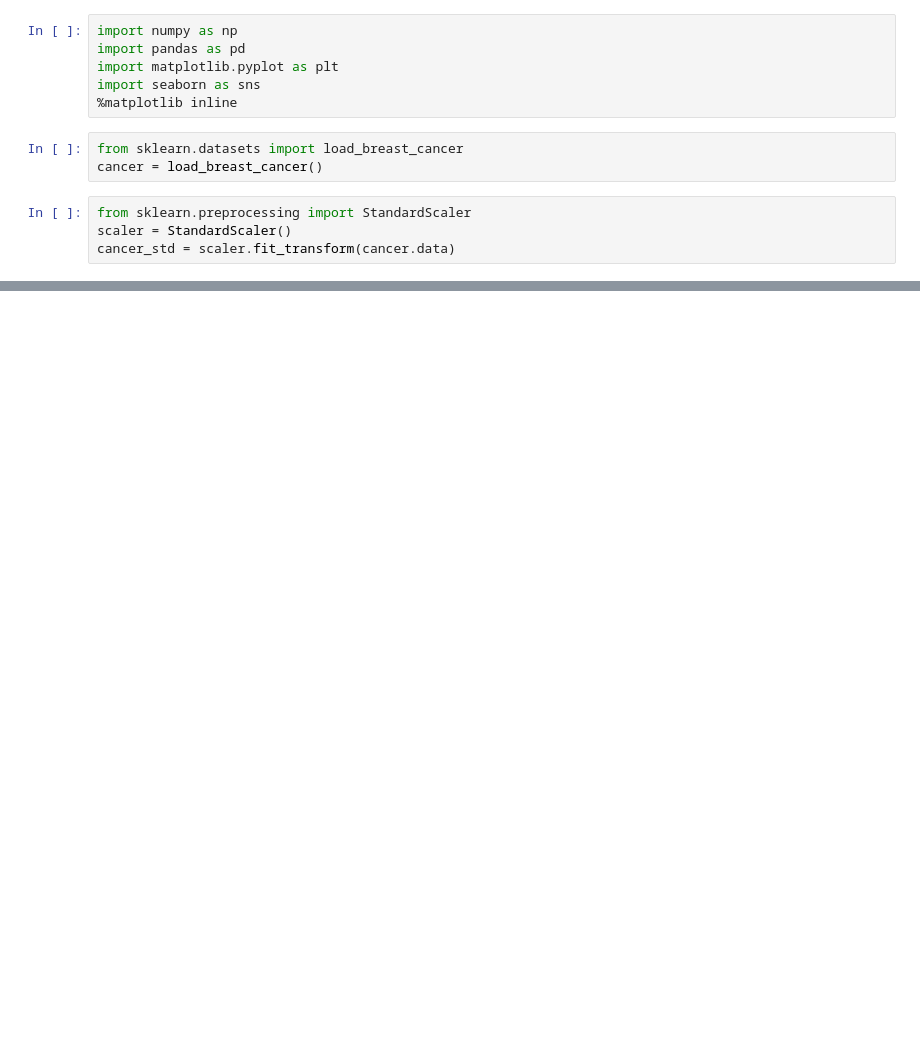
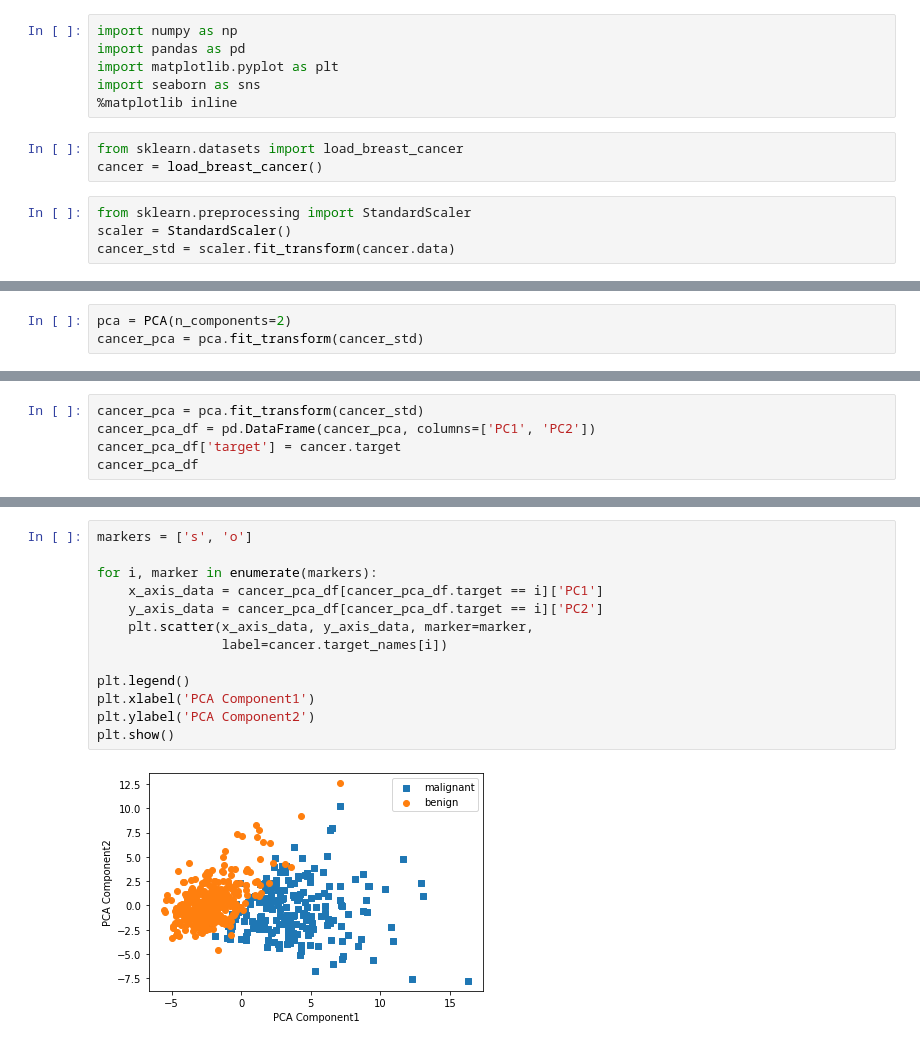
Before and after one commit to youngin0221/Machine-Learning-2021-2, a Jupyter notebook: 04. PCA/03_유방암.ipynb, the cells around one changed output, grey strips where cells are left out. Saved outputs shown, nothing was run; the diff lists cells and outputs as text; blank space fills up the shorter version.

```diff
--- a/04. PCA/03_유방암.ipynb
+++ b/04. PCA/03_유방암.ipynb
@@ -23,3 +68,6 @@ cancer_pca = pca.fit_transform(cancer_std)
+# %%
+pca = PCA(n_components=2)
+cancer_pca = pca.fit_transform(cancer_std)
 # %%
 pca.explained_variance_ratio_
 # %% [output]
@@ -33,0 +87,5 @@ array([0.44272026, 0.18971182, 0.09393163, 0.06602135, 0.05495768])
+# %%
+cancer_pca = pca.fit_transform(cancer_std)
+cancer_pca_df = pd.DataFrame(cancer_pca, columns=['PC1', 'PC2'])
+cancer_pca_df['target'] = cancer.target
+cancer_pca_df
@@ -33,0 +106,15 @@ array([0.44272026, 0.18971182, 0.09393163, 0.06602135, 0.05495768])
+# %%
+markers = ['s', 'o']
+
+for i, marker in enumerate(markers):
+    x_axis_data = cancer_pca_df[cancer_pca_df.target == i]['PC1']
+    y_axis_data = cancer_pca_df[cancer_pca_df.target == i]['PC2']
+    plt.scatter(x_axis_data, y_axis_data, marker=marker,
+                label=cancer.target_names[i])
+
+plt.legend()
+plt.xlabel('PCA Component1')
+plt.ylabel('PCA Component2')
+plt.show()
+# %% [output]
+[figure, added]
```
Also changed, not shown: parts of 15 cells of this notebook.
